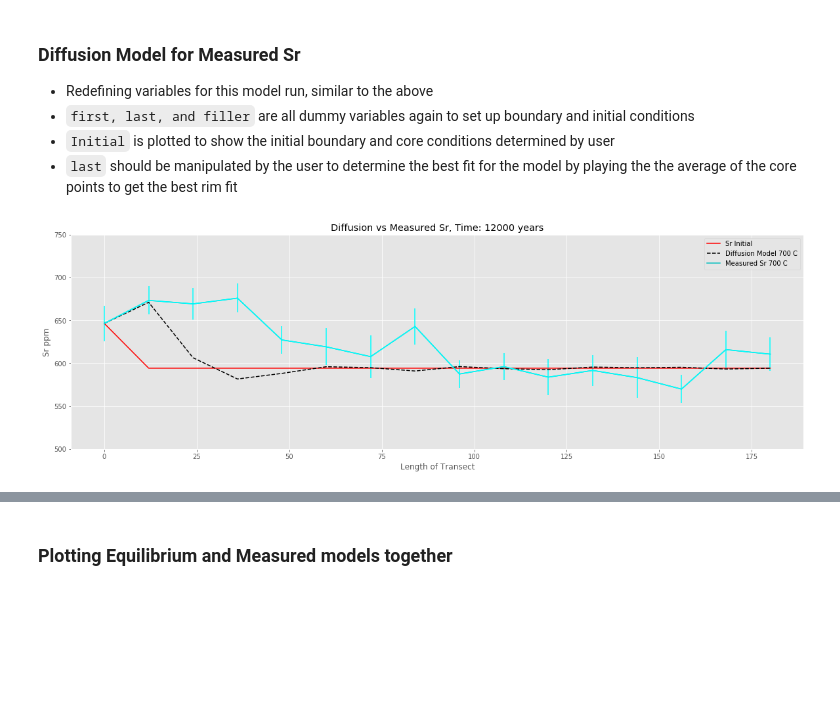
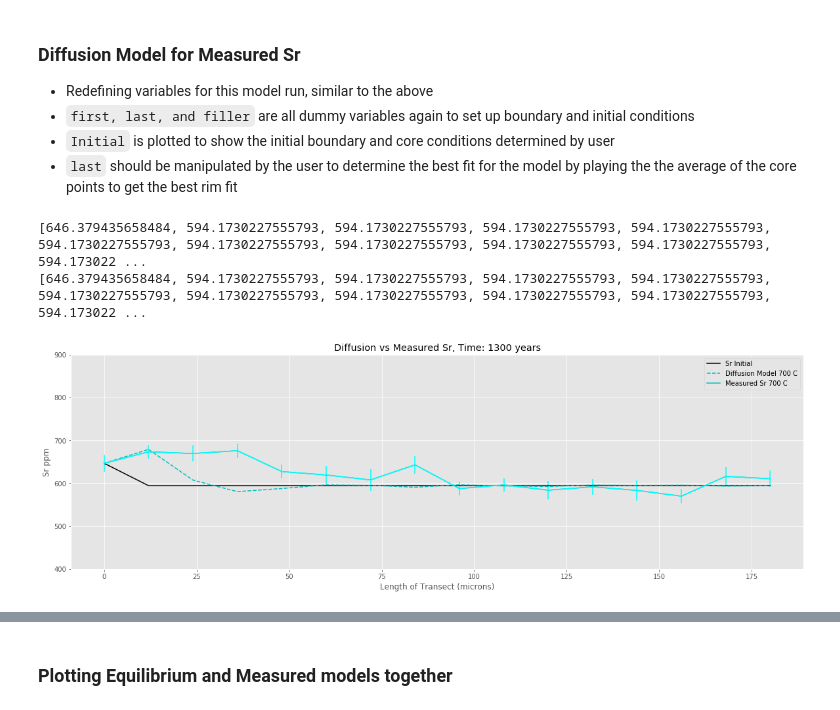
Before and after one commit to mmarquardt4/Diffusion, a Jupyter notebook: DiffusionModel.ipynb, the cells around one changed output, grey strips where cells are left out. Drawn from its saved outputs; the diff is of its cells as text; code cells hidden in the pictures; blank space fills up the shorter version.

```diff
--- a/DiffusionModel.ipynb
+++ b/DiffusionModel.ipynb
@@ -21,6 +21,7 @@ from numpy import cov
 # %%
 newDsr700 = []; newDsr750 = []; newDsr800 = []; newDsr850 = []; newDsr900 = []; newDsr950 = []
 Time1 = []; Time2 = []; Time3 = []; Time4 = []; Time5 = []; Time6 = []
+tTime1 = []; tTime2 = []; tTime3 = []; tTime4 = []; tTime5 = []; tTime6 = [];
 c700 = []; c750 = []; c800 = []; c850 = []; c900 = [] ;c950 = []
 Co1 = []; Co2 = []; Co3 = []; Co4 = []; Co5 = []; Co6 = []
 # %% [markdown]
@@ -169,17 +212,28 @@ with plt.style.context('ggplot'):
 - `Initial` is plotted to show the initial boundary and core conditions determined by user
 - `last` should be manipulated by the user to determine the best fit for the model by playing the the average of the core points to get the best rim fit
 # %%
-time2 = 12000
+time2 = 1300
 # %%
-T1 = (time2)*(time); Nt1 = 50; t1 = np.linspace(0, T1, Nt1+1); dt1 = t1[1] - t1[0]; ch = (dt1/dx)/10
-u1 = np.zeros(Nx+1); first = Sr1[0]; last = np.mean(Sr1[-5:])
-filler = np.zeros(len(An)-1); filler.fill(last); Initial = np.hstack((first, filler)); Initial = list(Initial)
-C1 = np.hstack((first, filler));C1 = list(C1)
+T1 = (time2)*(time)
+Nt1 = 5
+t1 = np.linspace(0, T1, Nt1+1)
+dt1 = t1[1] - t1[0]
+ch = (dt1/dx)
+u1 = np.zeros(Nx+1)
+first = Sr1[0]
+last = np.mean(Sr1[-5:])
+filler = np.zeros(len(An)-1)
+filler.fill(last)
+Initial = np.hstack((first, filler))
+Initial = list(Initial)
+print(Initial)
+C1 = np.hstack((first, filler))
+C1 = list(C1)
 with plt.style.context('ggplot'):
     fig = plt.figure()
     ax2 = fig.add_subplot(111)
-    ax2.plot(x, Initial, 'r-', label = 'Sr Initial')
-#print(C1)
+    ax2.plot(x, Initial, 'k-', label = 'Sr Initial')
+print(C1)
 for j in range(0, Nt1):
     for i in range(1, Nx):
         u1[i] = C1[i]+ ((D[i]*(C1[i+1] - 2*C1[i] + C1[i-1])) + ((D[i+1]-D[i])*(C1[i+1]-C1[i]))
@@ -187,48 +241,53 @@ for j in range(0, Nt1):
                                 D[i]*C1[i]*(An[i+1]-2*An[i]+An[i-1]))) * ch
     u1[0] =C1[0];  u1[Nx] =C1[-1]
     C1, u1 = u1, C1
+
 if Temp == 700:
     if C1 not in Co1:
-        Co1.append(C1)
+        Co1=[];Co1.append(C1)
 if Temp == 750:
     if C1 not in Co2:
-        Co2.append(C1)
+        Co2=[];Co2.append(C1)
 if Temp == 800:
     if C1 not in Co3:
-        Co3.append(C1)
+        Co3=[];Co3.append(C1)
 if Temp == 850:
     if C1 not in Co4:
-        Co4.append(C1)
+        Co4=[];Co4.append(C1)
 if Temp == 900:
     if C1 not in Co5:
-        Co5.append(C1)
+        Co5=[];Co5.append(C1)
 if Temp == 950:
     if C1 not in Co6:
-        Co6.append(C1)
+        Co6=[];Co6.append(C1)
 
 if Temp == 700:
     if time2 not in Time1:
         Time1=[]; Time1.append(time2)
 if Temp == 750:
     if time2 not in Time2:
         Time2=[]; Time2.append(time2)
 if Temp == 800:
     if time2 not in Time3:
         Time3=[]; Time3.append(time2)
 if Temp == 850:
     if time2 not in Time4:
         Time4=[]; Time4.append(time2)
 if Temp == 900:
     if time2 not in Time5:
         Time5=[]; Time5.append(time2)
 if Temp == 950:
     if time2 not in Time6:
         Time6=[]; Time6.append(time2)
 
 with plt.style.context('ggplot'):
-    ax2.plot(x, C1, 'k--', label = 'Diffusion Model '+str(Temp)+' C'); ax2.plot(x, Sr1, 'c', label = 'Measured Sr '+str(Temp)+' C');ax2.errorbar(x, Sr1, yerr=SrUncert, color = 'cyan')
-    ax2.set(ylabel='Sr ppm',xlabel = 'Length of Transect',title = 'Diffusion vs Measured Sr, Time: ' +str(time2)+ ' years', ylim = (500,750))
+    ax2.plot(x, C1, 'c--', label = 'Diffusion Model '+str(Temp)+' C');
+    ax2.plot(x, Sr1, 'c', label = 'Measured Sr '+str(Temp)+' C');
+    ax2.errorbar(x, Sr1, yerr=SrUncert, color = 'cyan')
+    ax2.set(ylabel='Sr ppm',xlabel = 'Length of Transect (microns)',title = 'Diffusion vs Measured Sr, Time: ' +str(time2)+ ' years', ylim = (400,900))
     ax2.legend(loc="upper right"); fig.set_size_inches(20, 6);plt.pause(0.1)
 #print(C1)
 # %% [output]
+[646.379435658484, 594.1730227555793, 594.1730227555793, 594.1730227555793, 594.1730227555793, 594.1730227555793, 594.1730227555793, 594.1730227555793, 594.1730227555793, 594.1730227555793, 594.173022 ...
+[646.379435658484, 594.1730227555793, 594.1730227555793, 594.1730227555793, 594.1730227555793, 594.1730227555793, 594.1730227555793, 594.1730227555793, 594.1730227555793, 594.1730227555793, 594.173022 ...
-[figure, old version]
+[figure, new version]
```
Also changed, not shown: parts of 10 cells of this notebook.
